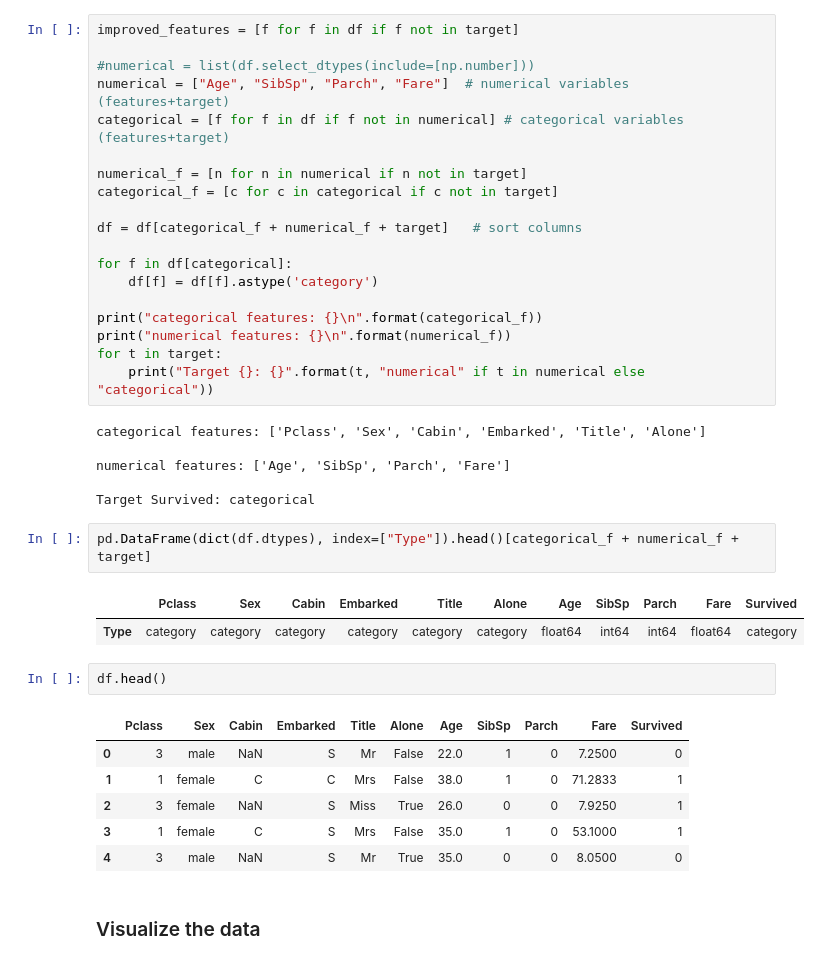
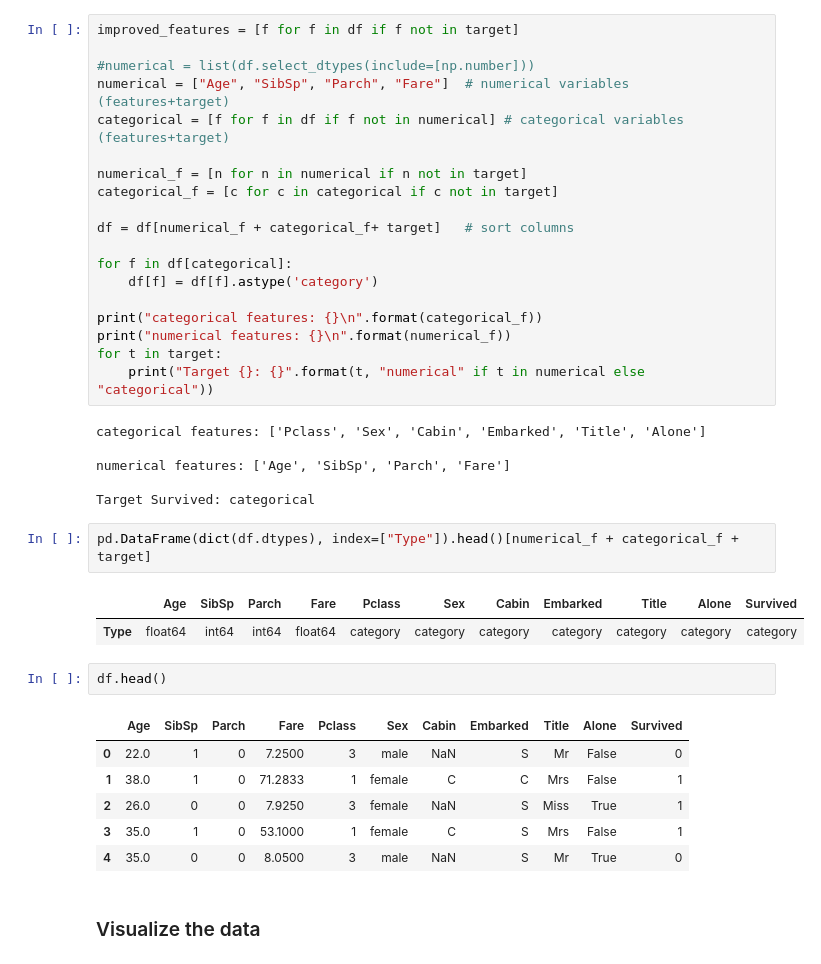
Before and after one commit to angelmtenor/data-science-keras, a Jupyter notebook: titanic.ipynb, the cells around one changed output. Saved outputs shown, nothing was run; the diff lists cells and outputs as text.

```diff
--- a/titanic.ipynb
+++ b/titanic.ipynb
@@ -138,7 +138,7 @@ categorical = [f for f in df if f not in numerical] # categorical variables (fea
 numerical_f = [n for n in numerical if n not in target]
 categorical_f = [c for c in categorical if c not in target]
 
-df = df[categorical_f + numerical_f + target]   # sort columns
+df = df[numerical_f + categorical_f+ target]   # sort columns
 
 for f in df[categorical]:
     df[f] = df[f].astype('category')
@@ -154,19 +154,19 @@ numerical features: ['Age', 'SibSp', 'Parch', 'Fare']
 
 Target Survived: categorical
 # %%
-pd.DataFrame(dict(df.dtypes), index=["Type"]).head()[categorical_f + numerical_f + target]
+pd.DataFrame(dict(df.dtypes), index=["Type"]).head()[numerical_f + categorical_f + target]
 # %% [output]
-|  | Pclass | Sex | Cabin | Embarked | Title | Alone | Age | SibSp | Parch | Fare | Survived |
-| Type | category | category | category | category | category | category | float64 | int64 | int64 | float64 | category |
+|  | Age | SibSp | Parch | Fare | Pclass | Sex | Cabin | Embarked | Title | Alone | Survived |
+| Type | float64 | int64 | int64 | float64 | category | category | category | category | category | category | category |
 # %%
 df.head()
 # %% [output]
-|  | Pclass | Sex | Cabin | Embarked | Title | Alone | Age | SibSp | Parch | Fare | Survived |
-| 0 | 3 | male | NaN | S | Mr | False | 22.0 | 1 | 0 | 7.2500 | 0 |
-| 1 | 1 | female | C | C | Mrs | False | 38.0 | 1 | 0 | 71.2833 | 1 |
-| 2 | 3 | female | NaN | S | Miss | True | 26.0 | 0 | 0 | 7.9250 | 1 |
-| 3 | 1 | female | C | S | Mrs | False | 35.0 | 1 | 0 | 53.1000 | 1 |
-| 4 | 3 | male | NaN | S | Mr | True | 35.0 | 0 | 0 | 8.0500 | 0 |
+|  | Age | SibSp | Parch | Fare | Pclass | Sex | Cabin | Embarked | Title | Alone | Survived |
+| 0 | 22.0 | 1 | 0 | 7.2500 | 3 | male | NaN | S | Mr | False | 0 |
+| 1 | 38.0 | 1 | 0 | 71.2833 | 1 | female | C | C | Mrs | False | 1 |
+| 2 | 26.0 | 0 | 0 | 7.9250 | 3 | female | NaN | S | Miss | True | 1 |
+| 3 | 35.0 | 1 | 0 | 53.1000 | 1 | female | C | S | Mrs | False | 1 |
+| 4 | 35.0 | 0 | 0 | 8.0500 | 3 | male | NaN | S | Mr | True | 0 |
 # %% [markdown]
 ### Visualize the data
 # %% [markdown]
```
Also changed, not shown: parts of 8 cells of this notebook.
